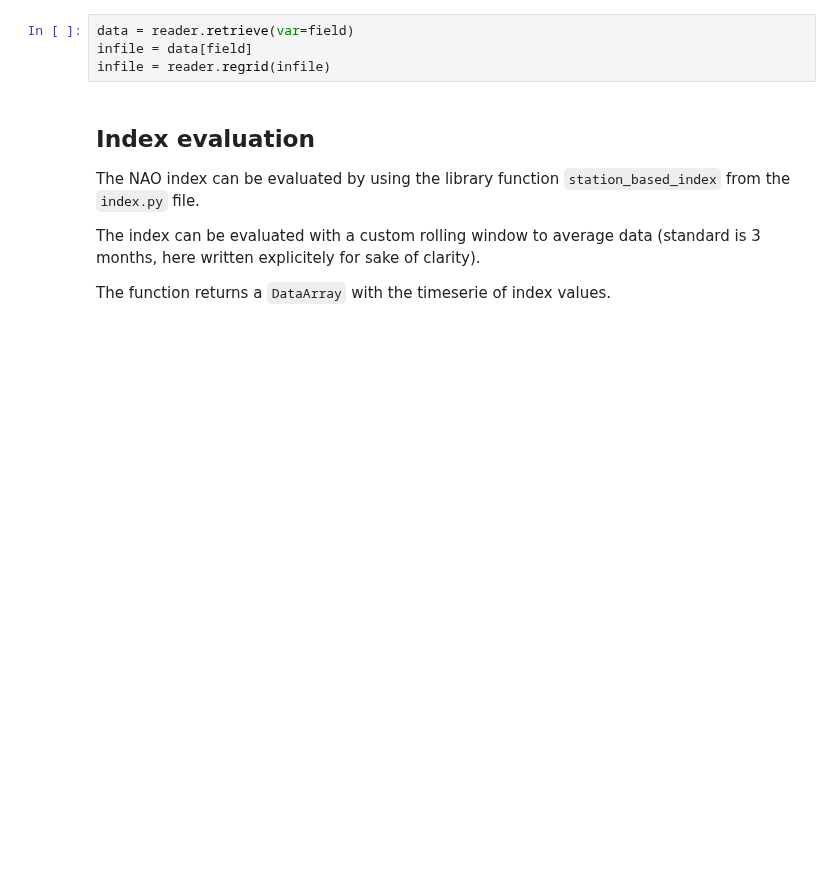
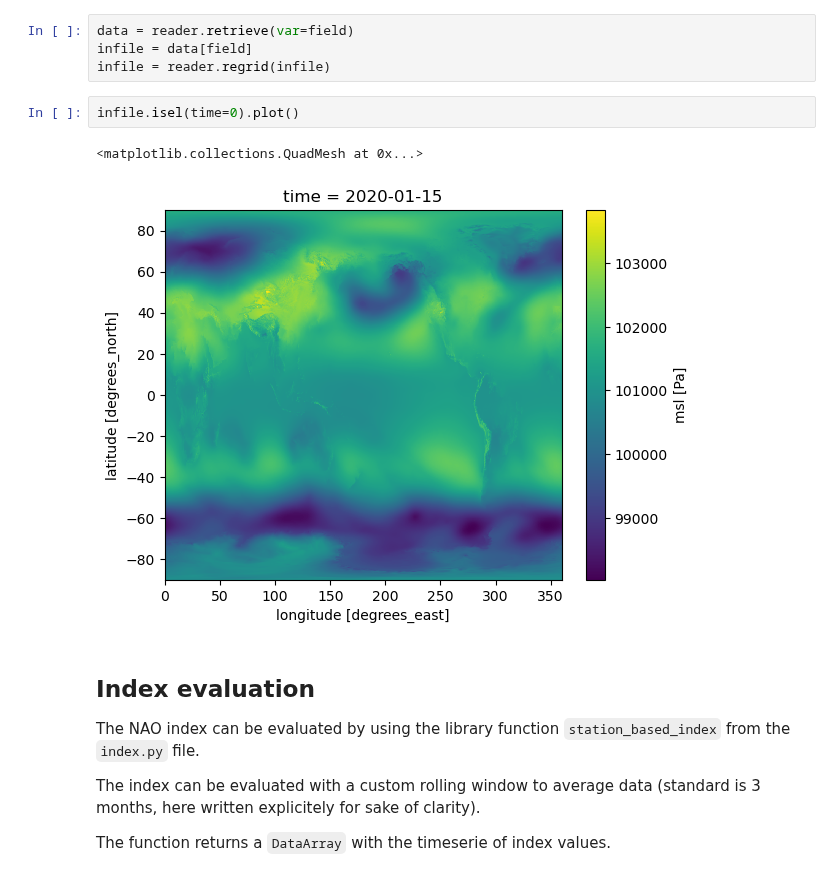
Before and after one commit to DestinE-Climate-DT/AQUA, a Jupyter notebook: diagnostics/teleconnections/notebooks/NAO_cycle_3.ipynb, the cells around one changed output. Cells and saved outputs as stored; diff of their text form; blank space fills up the shorter version.

```diff
--- a/diagnostics/teleconnections/notebooks/NAO_cycle_3.ipynb
+++ b/diagnostics/teleconnections/notebooks/NAO_cycle_3.ipynb
@@ -45,6 +45,11 @@ The `Reader` returns a `Dataset`. It is needed to select the data for the desire
 data = reader.retrieve(var=field)
 infile = data[field]
 infile = reader.regrid(infile)
+# %%
+infile.isel(time=0).plot()
+# %% [output]
+<matplotlib.collections.QuadMesh at 0x...>
+[figure, added]
 # %% [markdown]
 ## Index evaluation
 
```
Also changed, not shown: parts of 1 cell of this notebook, 3 other files.
